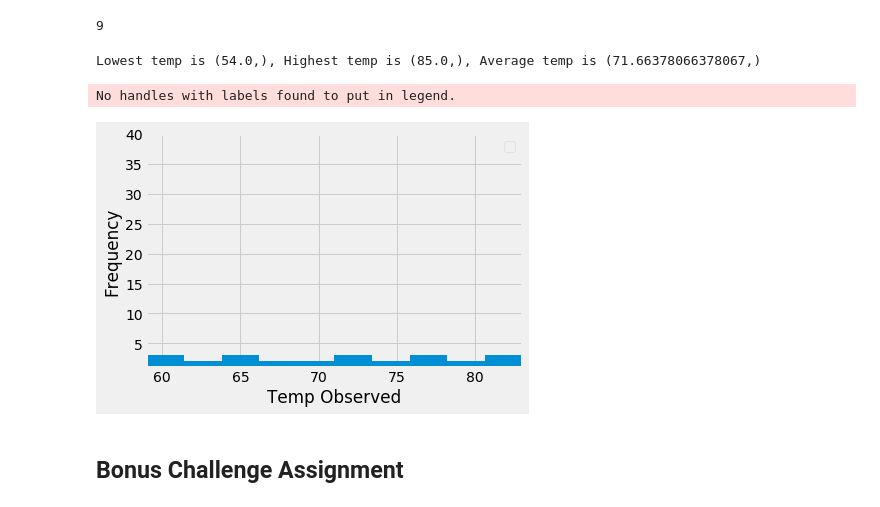
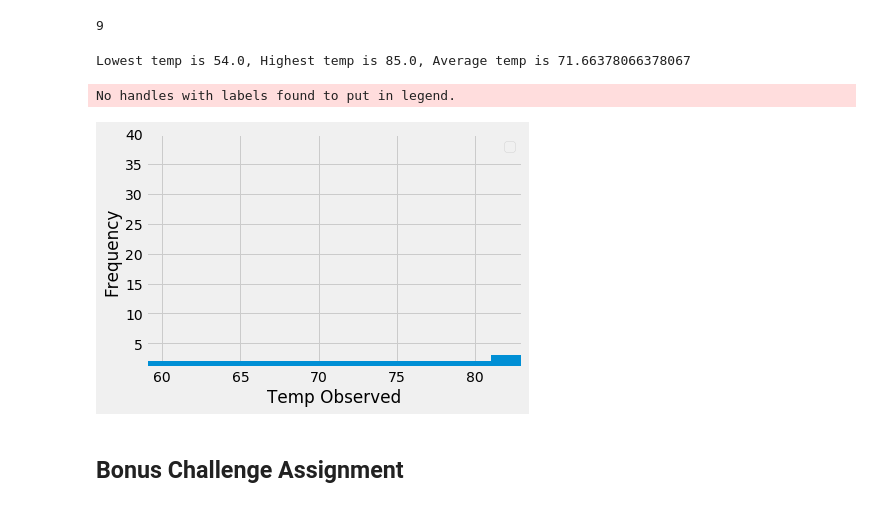
Before and after one commit to Gnosder/sqlalchemy-challenge, a Jupyter notebook: climate_analysis.ipynb, the cells around one changed output. Saved outputs shown, nothing was run; the diff lists cells and outputs as text; code cells hidden in the pictures.

```diff
--- a/climate_analysis.ipynb
+++ b/climate_analysis.ipynb
@@ -124,39 +124,39 @@ highest_temp = session.query(func.max(Measurement.tobs)).\
 avg_temp = session.query(func.avg(Measurement.tobs)).\
     filter(Measurement.station == most_active_station)[0]
 
-print(f"Lowest temp is {lowest_temp}, Highest temp is {highest_temp}, Average temp is {avg_temp}")
+print(f"Lowest temp is {lowest_temp[0]}, Highest temp is {highest_temp[0]}, Average temp is {avg_temp[0]}")
 # %% [output]
-Lowest temp is (54.0,), Highest temp is (85.0,), Average temp is (71.66378066378067,)
+Lowest temp is 54.0, Highest temp is 85.0, Average temp is 71.66378066378067
 # %%
 # Choose the station with the highest number of temperature observations.
 # Query the last 12 months of temperature observation data for this station and plot the results as a histogram
 
 # most_active_station
 # date
 
 most_active_year = session.query(Measurement.tobs, func.count(Measurement.tobs)).\
         filter(Measurement.station == most_active_station).\
         filter(Measurement.date > date).\
         group_by(Measurement.tobs).all()
 
 most_active_year_df = pd.DataFrame(most_active_year, columns=['Temp Observed', 'Frequency'])
 most_active_year_df.set_index('Frequency', inplace=True)
 #print(most_active_year_df)
 
 x = most_active_year_df['Temp Observed']
 
 fig = plt.figure()
 ax = fig.add_subplot(111)
-ax.hist(x)
+ax.hist(x, bins=12)
 ax.set_xlim(59,83)
 ax.set_xlabel('Temp Observed')
 ax.set_ylim(1, 40)
 ax.set_ylabel('Frequency')
 ax.legend(loc='best')
 plt.show()
 # %% [output]
 No handles with labels found to put in legend.
-[figure, old version]
+[figure, new version]
 # %% [markdown]
 ## Bonus Challenge Assignment
 # %%
```
Also changed, not shown: parts of 2 cells of this notebook, 1 other file.
